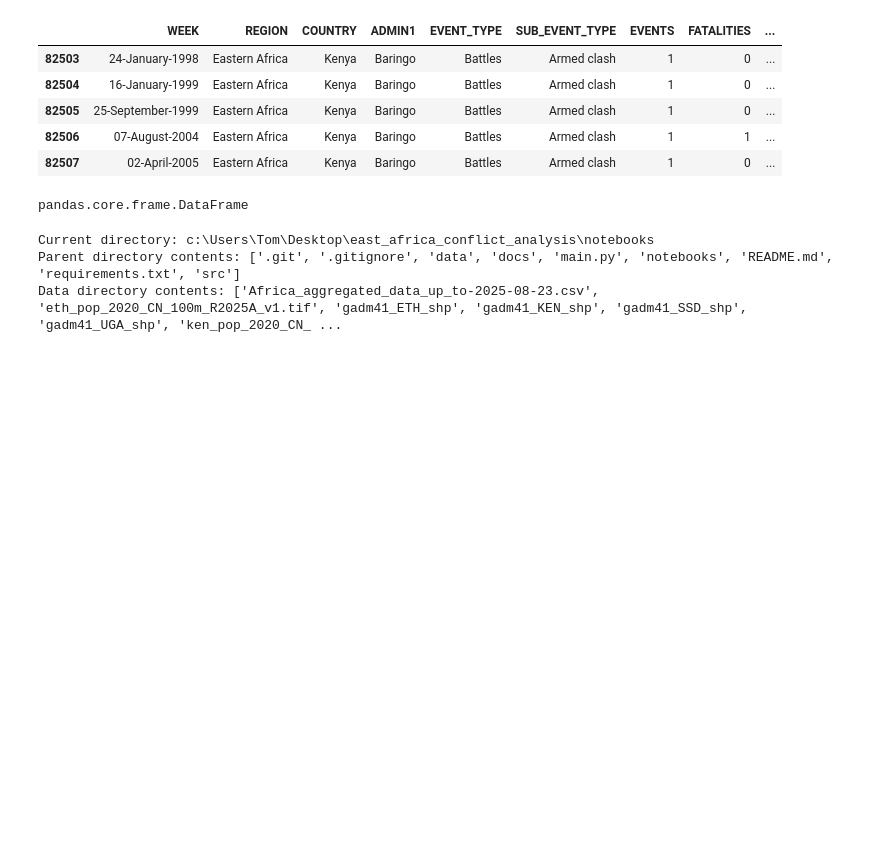
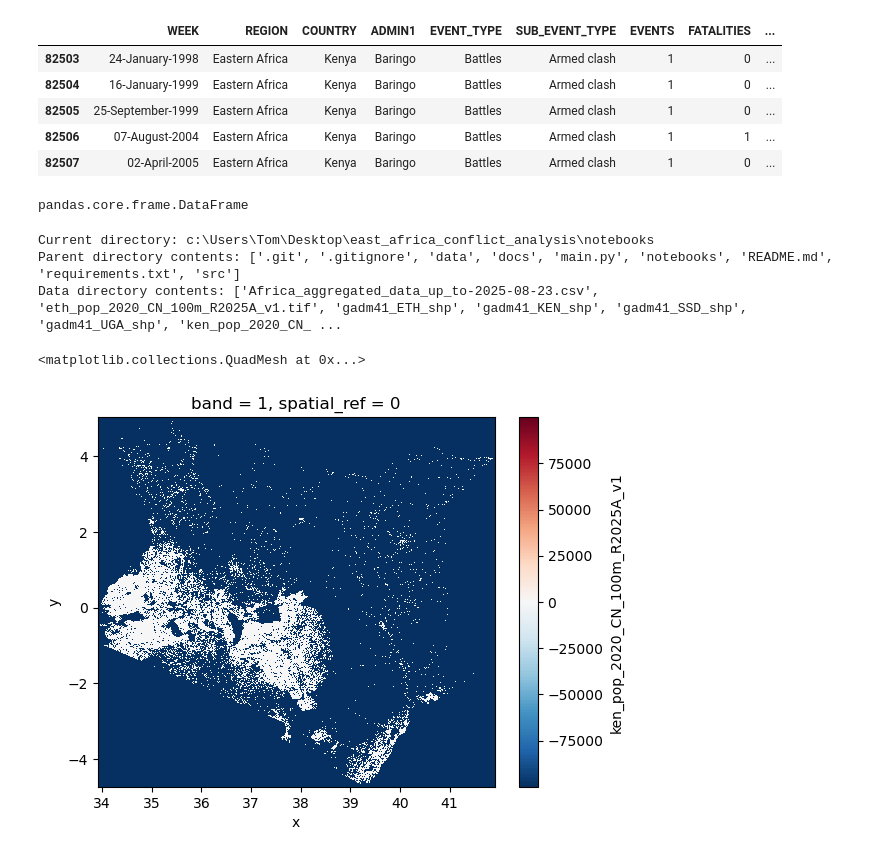
Before and after one commit to tomwaldin/east_africa_conflict_analysis, a Jupyter notebook: notebooks/exploratory_data_analysis.ipynb, the cells around one changed output. Drawn from its saved outputs; the diff is of its cells as text; code cells hidden in the pictures; blank space fills up the shorter version.

Commit message:
continued working on data cleaning

```diff
--- a/notebooks/exploratory_data_analysis.ipynb
+++ b/notebooks/exploratory_data_analysis.ipynb
@@ -52,3 +83,8 @@ Parent directory contents: ['.git', '.gitignore', 'data', 'docs', 'main.py', 'no
 Data directory contents: ['Africa_aggregated_data_up_to-2025-08-23.csv', 'eth_pop_2020_CN_100m_R2025A_v1.tif', 'gadm41_ETH_shp', 'gadm41_KEN_shp', 'gadm41_SSD_shp', 'gadm41_UGA_shp', 'ken_pop_2020_CN_ ...
 # %%
 acled_df = pd.read_csv("../data/Africa_aggregated_data_up_to-2025-08-23.csv")
+# %%
+data['ken']['population'].plot()
+# %% [output]
+<matplotlib.collections.QuadMesh at 0x...>
+[figure, added]
```
Also changed, not shown: parts of 11 cells of this notebook, 2 other files.
